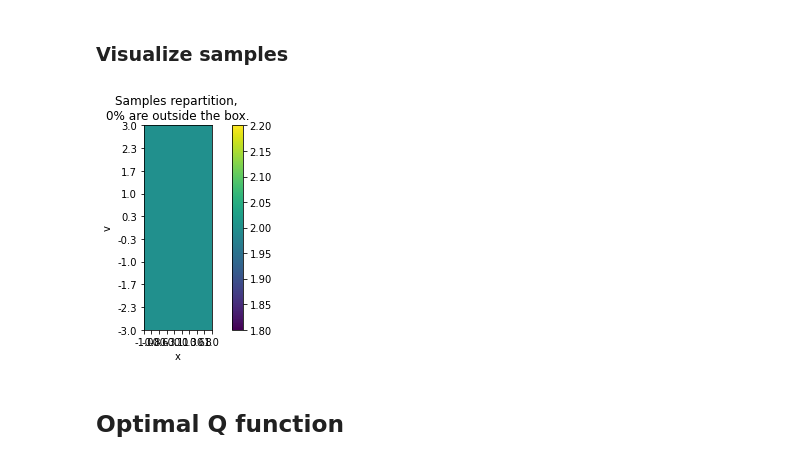
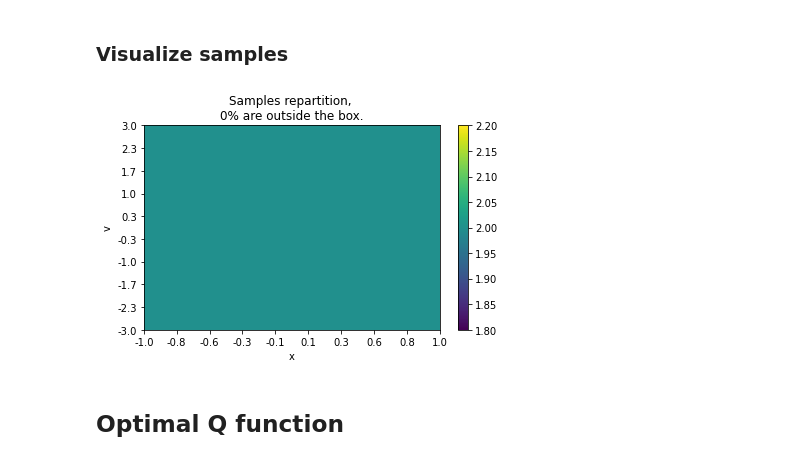
Before and after one commit to theovincent/PBO, a Jupyter notebook: pbo_car_on_hill.ipynb, the cells around one changed output. Cells and saved outputs as stored; diff of their text form; code cells hidden in the pictures.

```diff
--- a/pbo_car_on_hill.ipynb
+++ b/pbo_car_on_hill.ipynb
@@ -91,17 +90,17 @@ replay_buffer.cast_to_jax_array()
 # %%
 from pbo.sample_collection.count_samples import count_samples
 from pbo.utils.two_dimesions_mesh import TwoDimesionsMesh
 
 
 samples_count, n_outside_boxes = count_samples(replay_buffer.states[:, 0], replay_buffer.states[:, 1], states_x_boxes, states_v_boxes)
-samples_visu_mesh = TwoDimesionsMesh(states_x, states_v, sleeping_time=0)
+samples_visu_mesh = TwoDimesionsMesh(states_x, states_v, sleeping_time=0, axis_equal=False)
 
 samples_visu_mesh.set_values(samples_count, zeros_to_nan=True)
 samples_visu_mesh.show(
     f"Samples repartition, \n{int(100 * n_outside_boxes / n_samples)}% are outside the box.", xlabel="x", ylabel="v"
 )
 # %% [output]
-[figure, old version]
+[figure, new version]
 # %% [markdown]
 ## Optimal Q function
 # %%
```
Also changed, not shown: parts of 22 cells of this notebook.
